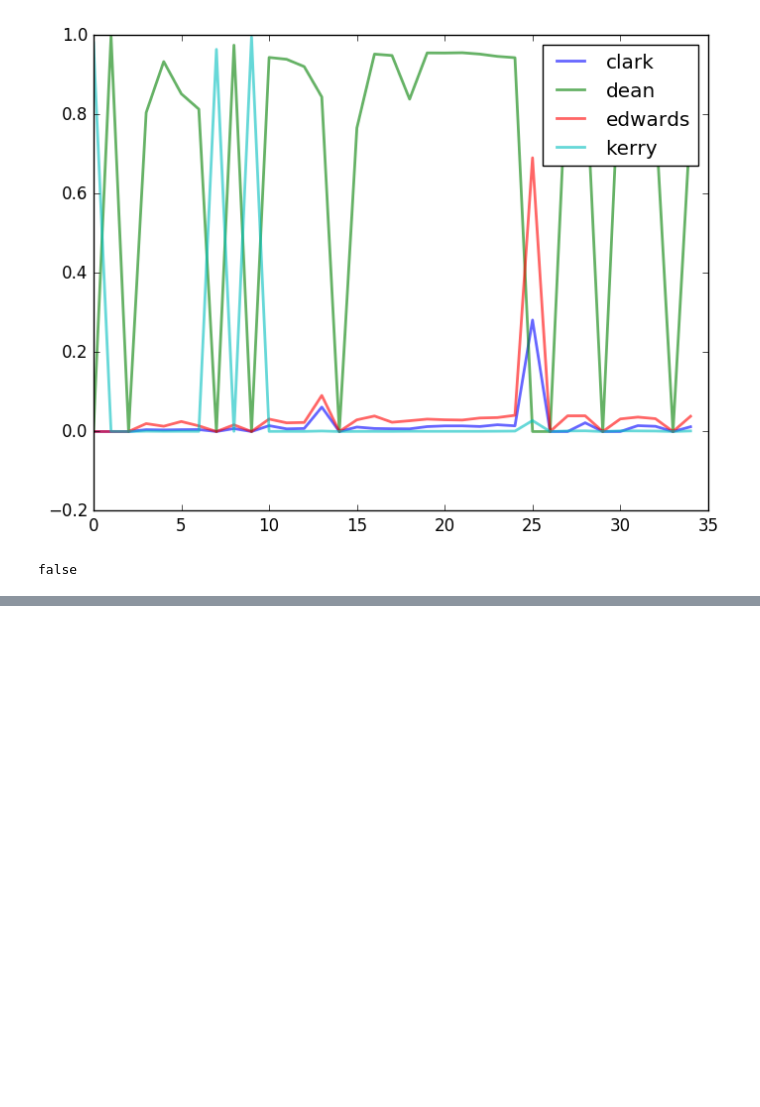
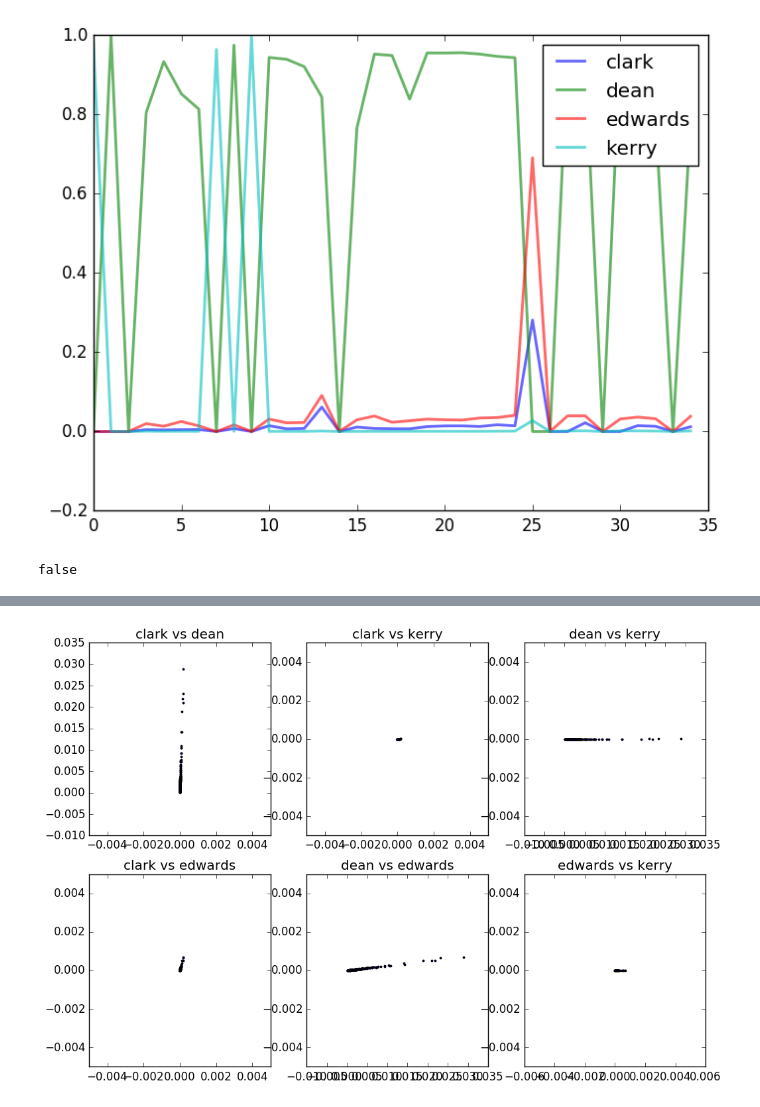
Before and after one commit to keiikegami/voting, a Jupyter notebook: simulation_plot_v2.ipynb, the cells around one changed output, grey strips where cells are left out. Saved outputs shown, nothing was run; the diff lists cells and outputs as text; code cells hidden in the pictures; blank space fills up the shorter version.

```diff
--- a/simulation_plot_v2.ipynb
+++ b/simulation_plot_v2.ipynb
@@ -275,0 +326,9 @@ false
+# %%
+# Tijをいじる
+srand(12345)
+para2 = rand(273)
+
+# candidate1 vs candidate2を大きくする
+# 二重にindexを参照すると代入できないから気をつけてね
+para2[149+Cand[A, 11], 1] = 0.9999
+abs(para2[150:260])[Cand[A, 11]:Cand[A, 12],1]
@@ -275,0 +343,8 @@ false
+# %%
+# パラメータをいじったのちの結果
+# plotじゃあわかりにくい
+m2 = simulation(para2)
+v2 = simulate(m2)
+candcand(m2, A, v2)
+# %% [output]
+[figure, added]
```
Also changed, not shown: parts of 15 cells of this notebook, 5 other files.
